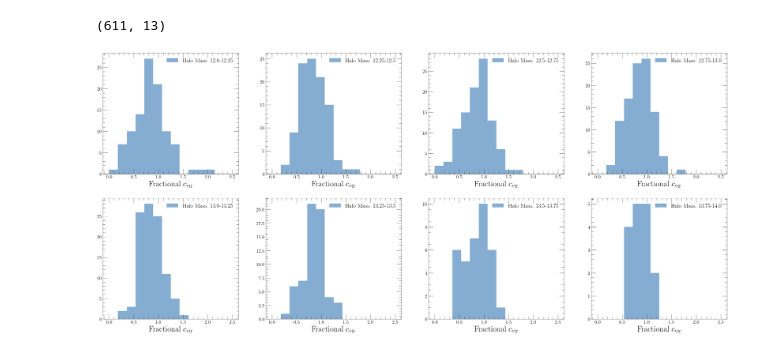
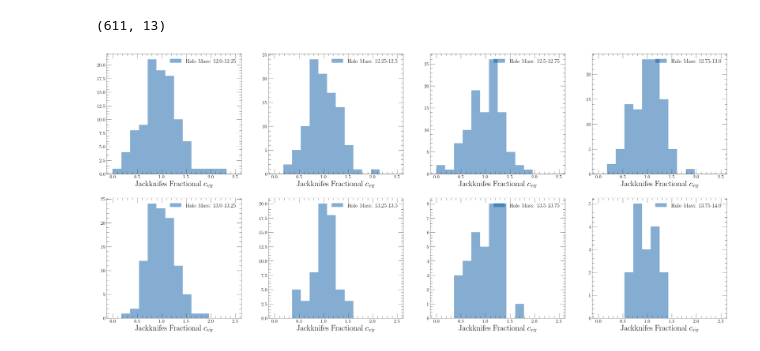
Before and after one commit to Nikhil0504/Simulations, a Jupyter notebook: Bolshoi/plots_jackknife.ipynb, the cells around one changed output. Drawn from its saved outputs; the diff is of its cells as text; code cells hidden in the pictures.

```diff
--- a/Bolshoi/plots_jackknife.ipynb
+++ b/Bolshoi/plots_jackknife.ipynb
@@ -21,15 +21,15 @@ plt.savefig('figures/cvir_dispersion_hist.png')
 # %%
 plt.subplots(2, 4, figsize=(35, 15))
 for i in range(8):
     plt.subplot(2, 4, i+1)
     hm = f'{np.log10(MASS_BINS[i])}-{np.log10(MASS_BINS[i+1])}'
-    plt.hist(total[slices[i]: slices[i + 1] + 1, -1]/np.mean(total[slices[i]: slices[i + 1] + 1, 3]), label=f'Halo Mass: {hm}', bins=np.linspace(0, 2.5, 15), alpha=0.5)  # type: ignore
+    plt.hist(total[slices[i]: slices[i + 1] + 1, -1]/np.mean(total[slices[i]: slices[i + 1] + 1, -1]), label=f'Halo Mass: {hm}', bins=np.linspace(0, 2.5, 15), alpha=0.5)  # type: ignore
     plt.legend(prop={'size':18})
-    plt.xlabel(r'Fractional $c_\mathrm{{vir}}$')
+    plt.xlabel(r'Jackknifes Fractional $c_\mathrm{{vir}}$')
     # plt.savefig(f'figures/cvir_dispersion_hist_{hm}.png')
     # plt.clf()
 
 # plt.show()
 plt.savefig(f'figures/cvir_dispersion_hist_subplots.png')
 # %% [output]
-[figure, old version]
+[figure, new version]
```
Also changed, not shown: parts of 7 cells of this notebook, 5 other files.
